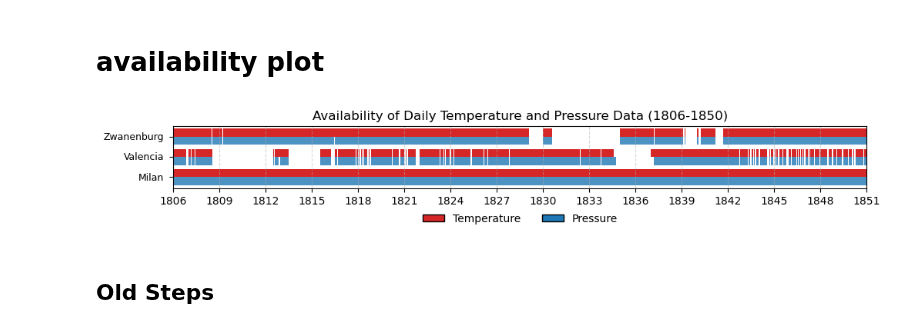
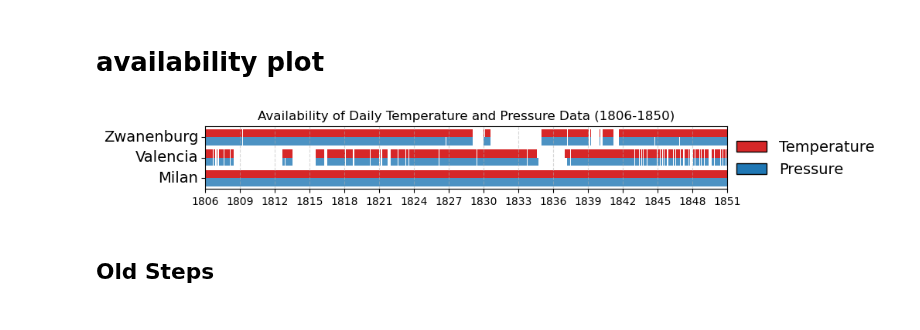
Before and after one commit to carlotatrx/dataprep, a Jupyter notebook: 06_dates_span_availability_plot.ipynb, the cells around one changed output. Drawn from its saved outputs; the diff is of its cells as text; code cells hidden in the pictures.

```diff
--- a/06_dates_span_availability_plot.ipynb
+++ b/06_dates_span_availability_plot.ipynb
@@ -101,7 +101,9 @@ else:
 offset = 0.4  # Base offset
 station_positions = {station: i for i, station in enumerate(stations_all)}
 
-fig, ax = plt.subplots(figsize=(12, len(stations_all) * 0.3))
+fontsize = 14 if poster else 12
+
+fig, ax = plt.subplots(figsize=(9, len(stations_all) * 0.3))
 plt.subplots_adjust(left=0.2, right=0.95, top=0.95, bottom=0.05)  # More space on the left, less on the right, top, and bottom
 
 ax.set_xlim(pd.Timestamp("1806-01-01"), pd.Timestamp("1850-12-31"))
@@ -126,43 +128,44 @@ legend_elements = [
 if poster:
     ax.legend(handles=legend_elements,
           loc='upper center',
-          bbox_to_anchor=(0.5, -0.25),
-          ncol=2,
+          bbox_to_anchor=(1.15, 1),
+          ncol=1,
+          fontsize=fontsize,
           frameon=False)
 else:
-    ax.legend(handles=legend_elements, loc='upper right', ncol=2)
+    ax.legend(handles=legend_elements, loc='upper right', fontsize=fontsize, ncol=2)
 
 xticks = pd.date_range(start="1806-01-01", end="1851-12-31", freq="3YS")
 ax.set_xticks(xticks)
 ax.xaxis.set_major_locator(mdates.YearLocator(3))
 ax.xaxis.set_major_formatter(mdates.DateFormatter('%Y'))
 
 # Modify y-tick labels
 yticks = [station_positions[st] for st in stations_all]
 ax.set_yticklabels([])
 for station, pos in station_positions.items():
     if station in ispd_names: # Add custom labels with italics for ispd_names
         style = 'italic'
     else:
         style = 'normal'
     ax.text(pd.Timestamp("1805-06-01"), pos, station,
-            va='center', ha='right', fontsize=9,
+            va='center', ha='right', fontsize=fontsize,
             fontstyle=style)
 
 ax.set_yticks(yticks)
 # ax.set_yticklabels(stations_all)
 
 ax.set_title("Availability of Daily Temperature and Pressure Data (1806-1850)")
 ax.grid(axis='x', linestyle='--', alpha=0.5)
 
 if poster:
     plt.savefig('/home/ccorbella/scratch2_symboliclink/code/KF_assimilation/dataprep/image/data_availability_plot3POSTER.svg',
                 bbox_inches='tight', dpi=600)
     plt.savefig('/home/ccorbella/scratch2_symboliclink/code/KF_assimilation/dataprep/image/data_availability_plot3POSTER.png',
                 bbox_inches='tight', dpi=600)
 plt.show()
 # %% [output]
-[figure, old version]
+[figure, new version]
 # %% [markdown]
 ## Old Steps
 # %%
```
Also changed, not shown: parts of 1 cell of this notebook, 6 other files.
